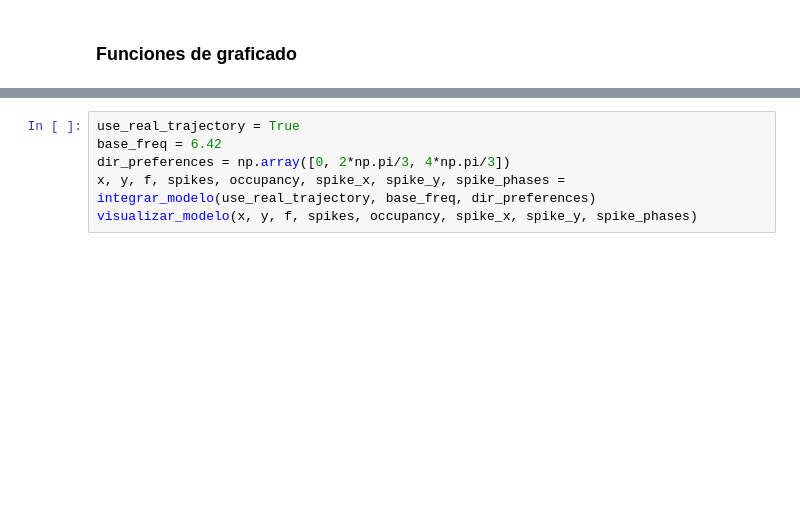
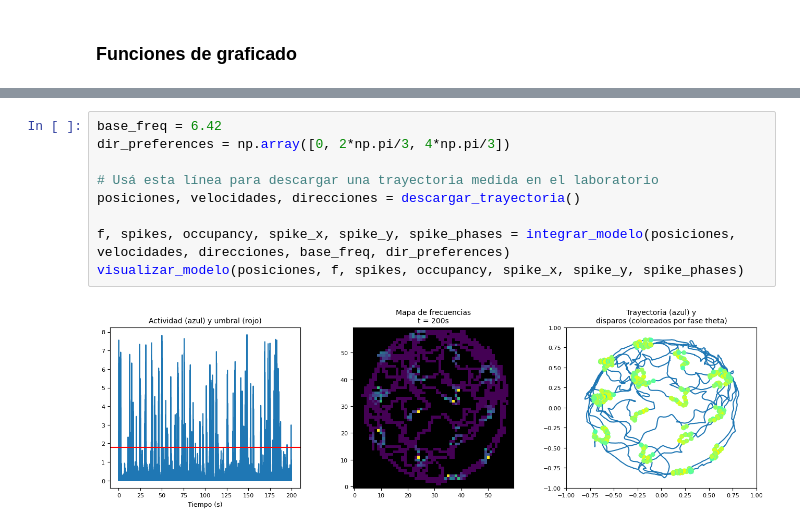
Before and after one commit to MaestriaCienciasCognitivas/ncc, a Jupyter notebook: book/notebooks/S14_Practico11.ipynb, the cells around one changed output, grey strips where cells are left out. Cells and saved outputs as stored; diff of their text form; blank space fills up the shorter version.

```diff
--- a/book/notebooks/S14_Practico11.ipynb
+++ b/book/notebooks/S14_Practico11.ipynb
@@ -212,6 +290,11 @@ Ahora sí, podemos ver como se comporta el modelo según diferentes configuracio
 # %%
-use_real_trajectory = True
 base_freq = 6.42
 dir_preferences = np.array([0, 2*np.pi/3, 4*np.pi/3])
-x, y, f, spikes, occupancy, spike_x, spike_y, spike_phases = integrar_modelo(use_real_trajectory, base_freq, dir_preferences)
-visualizar_modelo(x, y, f, spikes, occupancy, spike_x, spike_y, spike_phases)
+
+# Usá esta línea para descargar una trayectoria medida en el laboratorio
+posiciones, velocidades, direcciones = descargar_trayectoria()
+
+f, spikes, occupancy, spike_x, spike_y, spike_phases = integrar_modelo(posiciones, velocidades, direcciones, base_freq, dir_preferences)
+visualizar_modelo(posiciones, f, spikes, occupancy, spike_x, spike_y, spike_phases)
+# %% [output]
+[figure, added]
```
Also changed, not shown: parts of 18 cells of this notebook.
